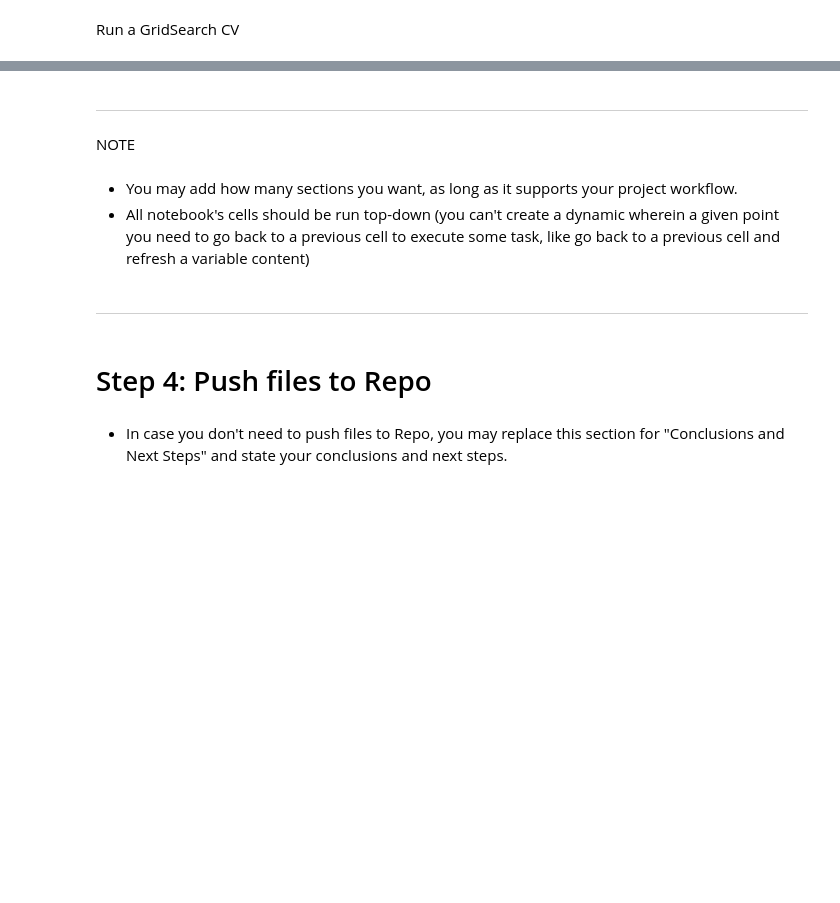
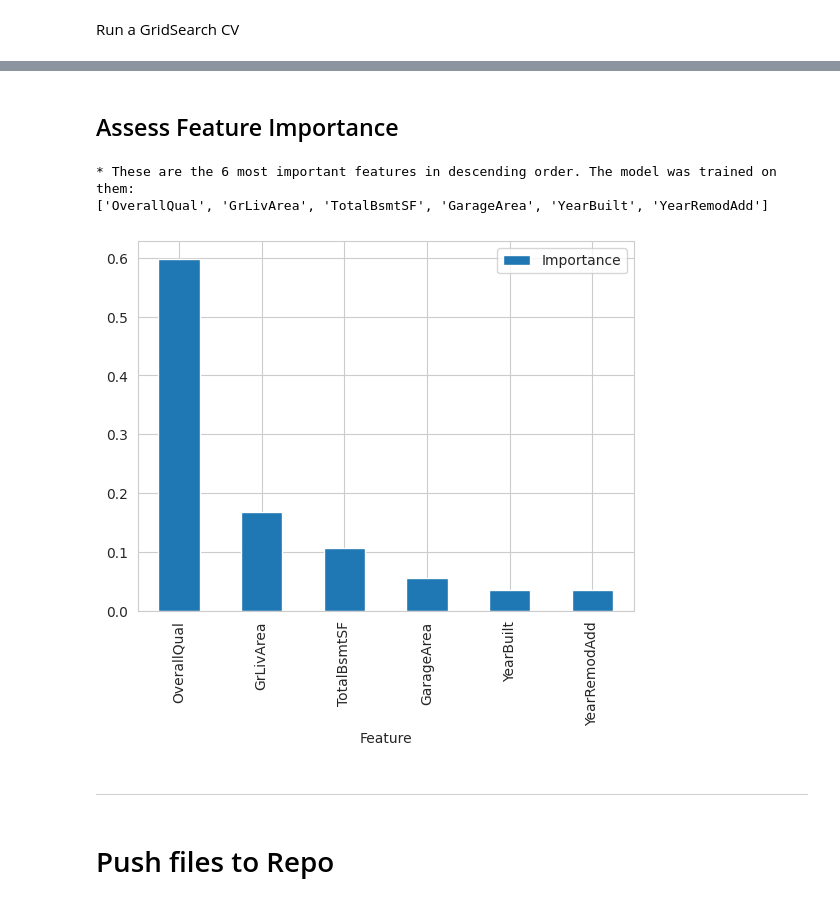
Before and after one commit to van-essa/heritage-housing-issues, a Jupyter notebook: jupyter_notebooks/05 - Modeling and Evaluation - Predict Sale Price.ipynb, the cells around one changed output, grey strips where cells are left out. Saved outputs shown, nothing was run; the diff lists cells and outputs as text; code cells hidden in the pictures; blank space fills up the shorter version.

Commit message:
Finished with the Modeling and Evaluation - Predict Price Notebook

```diff
--- a/jupyter_notebooks/05 - Modeling and Evaluation - Predict Sale Price.ipynb
+++ b/jupyter_notebooks/05 - Modeling and Evaluation - Predict Sale Price.ipynb
@@ -659,0 +841,3 @@ search.fit(X_train, y_train, scoring = 'r2', n_jobs=-1, cv=5)
+# %%
+grid_search_summary, grid_search_pipelines = search.score_summary(sort_by='mean_score')
+grid_search_summary
@@ -659,0 +855,3 @@ search.fit(X_train, y_train, scoring = 'r2', n_jobs=-1, cv=5)
+# %%
+best_model = grid_search_summary.iloc[0,0]
+best_model
@@ -659,0 +862,3 @@ search.fit(X_train, y_train, scoring = 'r2', n_jobs=-1, cv=5)
+# %%
+best_regressor_pipeline = grid_search_pipelines[best_model].best_estimator_
+best_regressor_pipeline
@@ -660,13 +874,31 @@ search.fit(X_train, y_train, scoring = 'r2', n_jobs=-1, cv=5)
+# %% [markdown]
+## Assess Feature Importance
+# %%
+data_cleaning_feat_eng_steps = 1 # how many data cleaning and feature engineering does your pipeline have?
+columns_after_data_cleaning_feat_eng = (Pipeline(best_regressor_pipeline.steps[:data_cleaning_feat_eng_steps])
+                                        .transform(X_train)
+                                        .columns)
+
+best_features = columns_after_data_cleaning_feat_eng
+
+# create DataFrame to display feature importance
+df_feature_importance = (pd.DataFrame(data={
+          'Feature': columns_after_data_cleaning_feat_eng,
+          'Importance': best_regressor_pipeline['model'].feature_importances_})
+  .sort_values(by='Importance', ascending=False)
+  )
+
+# Most important features statement and plot
+print(f"* These are the {len(best_features)} most important features in descending order. "
+      f"The model was trained on them: \n{df_feature_importance['Feature'].to_list()}")
+
+df_feature_importance.plot(kind='bar',x='Feature',y='Importance')
+plt.show()
+# %% [output]
+* These are the 6 most important features in descending order. The model was trained on them:
+['OverallQual', 'GrLivArea', 'TotalBsmtSF', 'GarageArea', 'YearBuilt', 'YearRemodAdd']
+[figure, added]
 # %% [markdown]
 ---
-# %% [markdown]
-NOTE
-# %% [markdown]
-* You may add how many sections you want, as long as it supports your project workflow.
-* All notebook's cells should be run top-down (you can't create a dynamic wherein a given point you need to go back to a previous cell to execute some task, like go back to a previous cell and refresh a variable content)
-# %% [markdown]
----
 # %% [markdown]
-# Step 4: Push files to Repo
+# Push files to Repo
-# %% [markdown]
-* In case you don't need to push files to Repo, you may replace this section for "Conclusions and Next Steps" and state your conclusions and next steps.
```
Also changed, not shown: parts of 55 cells of this notebook, 6 other files.
